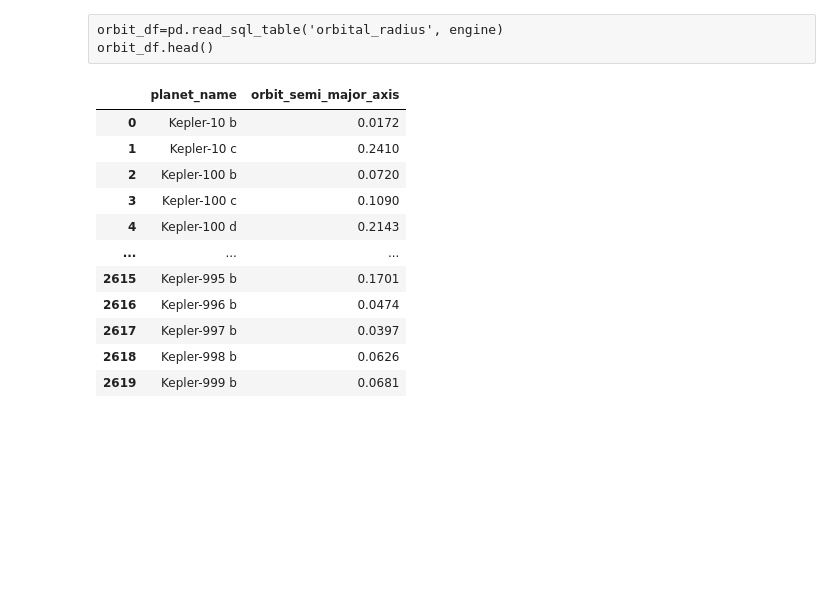
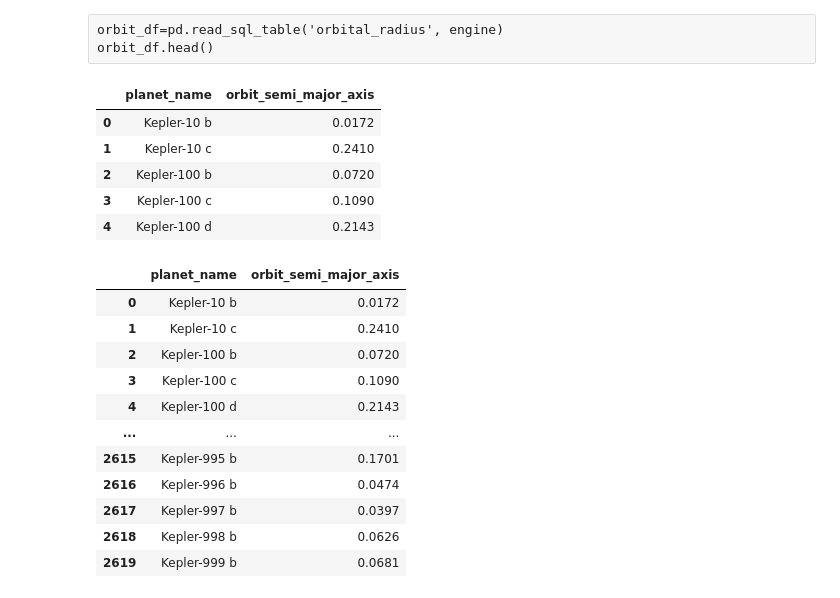
Before and after one commit to LiShanDa2021/exoplanet_detector, a Jupyter notebook: jupyter_notebooks/planet_orbit_test.ipynb, the cells around one changed output. Saved outputs shown, nothing was run; the diff lists cells and outputs as text; code cells hidden in the pictures; blank space fills up the shorter version.

```diff
--- a/jupyter_notebooks/planet_orbit_test.ipynb
+++ b/jupyter_notebooks/planet_orbit_test.ipynb
@@ -134,6 +134,16 @@ Index(['planet_name', 'planet_mass', 'planet_radius', 'distance', 'host_name',
 # %% [raw]
 orbit_df=pd.read_sql_table('orbital_radius', engine)
 orbit_df.head()
+# %%
+orbit_df=pd.read_sql_table('orbital_radius', engine)
+orbit_df.head()
+# %% [output]
+|  | planet_name | orbit_semi_major_axis |
+| 0 | Kepler-10 b | 0.0172 |
+| 1 | Kepler-10 c | 0.2410 |
+| 2 | Kepler-100 b | 0.0720 |
+| 3 | Kepler-100 c | 0.1090 |
+| 4 | Kepler-100 d | 0.2143 |
 # %%
 orbit_df
 # %% [output]
```
Also changed, not shown: parts of 4 cells of this notebook, 6 other files.
